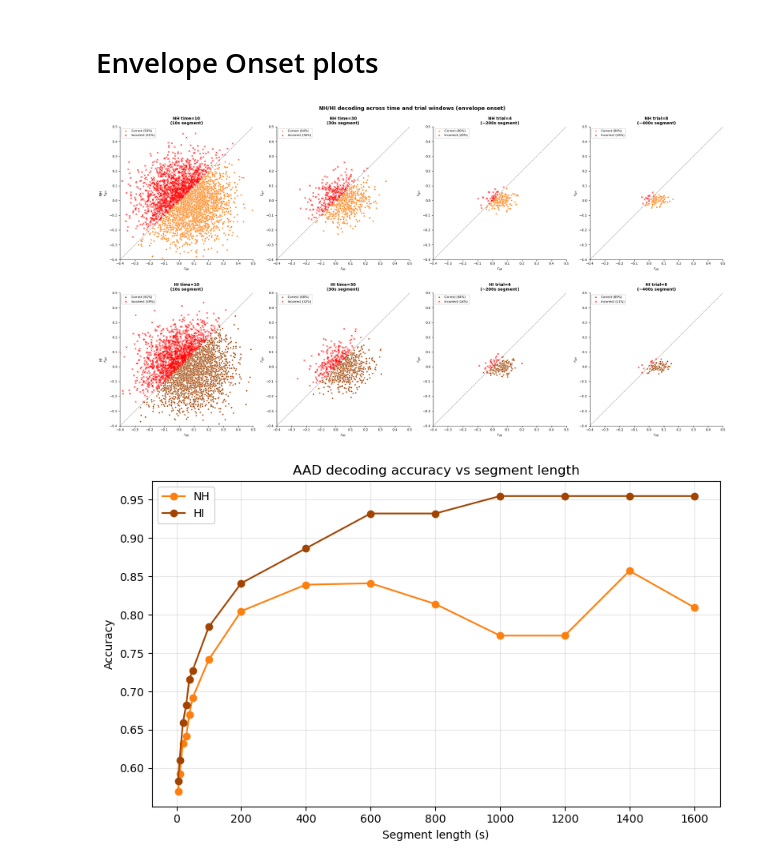
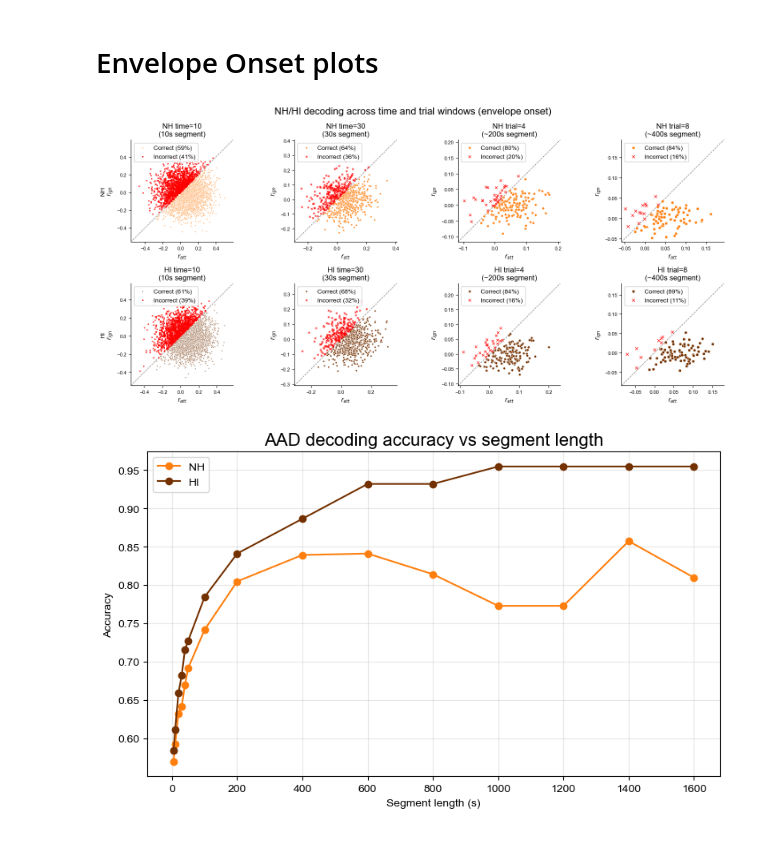
Before and after one commit to sylmester/modelling-eeg-to-speech, a Jupyter notebook: beyond/across-datasets/fuglsang-in-snhl/figures.ipynb, the cells around one changed output. Saved outputs shown, nothing was run; the diff lists cells and outputs as text; code cells hidden in the pictures.

```diff
--- a/beyond/across-datasets/fuglsang-in-snhl/figures.ipynb
+++ b/beyond/across-datasets/fuglsang-in-snhl/figures.ipynb
@@ -304,5 +299,5 @@ plt.show()
 # %%
-# ── ACCURACY VS SEGMENT LENGTH ───────────────────────────────────────────────
+# ── ACCURACY VS window LENGTH ───────────────────────────────────────────────
 
 all_windows = (
     [("envelope", 'time', n)  for n in TIME_WINDOW_SIZES_S] +
@@ -311,17 +306,17 @@ all_windows = (
 
 nh_acc = []
 hi_acc = []
-segment_times = []
+window_times = []
 
 for preprefix, prefix, n in all_windows:
 
     # convert everything to seconds
     if prefix == 'time':
-        segment_time = n
+        window_time = n
     else:
-        segment_time = n * 50   # ~50s per trial
+        window_time = n * 50   # ~50s per trial
 
-    segment_times.append(segment_time)
+    window_times.append(window_time)
 
     # accuracy = mean(correct)
     nh_accuracy = nh[preprefix][prefix][n]['concatenate']['correct'].mean()
@@ -335,13 +330,13 @@ for preprefix, prefix, n in all_windows:
 
 plt.figure(figsize=(8, 5))
 
-plt.plot(segment_times, nh_acc, marker='o', label='NH', color='tab:blue')
-plt.plot(segment_times, hi_acc, marker='o', label='HI', color='#002D52')
+plt.plot(window_times, nh_acc, marker='o', label='NH', color='tab:blue')
+plt.plot(window_times, hi_acc, marker='o', label='HI', color='#19354D')
 
-plt.xlabel('Segment length (s)')
+plt.xlabel('Window length (s)')
 plt.ylabel('Accuracy')
 
-plt.title('AAD decoding accuracy vs segment length')
+plt.title('AAD decoding accuracy vs window length')
 
 plt.grid(True, alpha=0.3)
 plt.legend()
@@ -349,7 +344,7 @@ plt.legend()
 plt.tight_layout()
 
 plt.savefig(
-    BEYOND_FIGURES_DIR / 'aad_accuracy_vs_segment_length.png',
+    BEYOND_FIGURES_DIR / 'beyond_aad_accuracy_vs_window_length_envelope.png',
     dpi=170,
     bbox_inches='tight'
 )
@@ -389,10 +440,10 @@ fig, axes = plt.subplots(2, len(TRIAL_WINDOW_SIZES), figsize=(22, 8))
 
 for col, n in enumerate(TRIAL_WINDOW_SIZES):
     plot_scatter_panel(axes[0, col], hi["envelope"]["trial"][n]['concatenate'],
-                       color='#002D52',
+                       color='#19354D',
                        title=f'hi  w={n}  concatenate\n(~{n*50}s segment)')
     plot_scatter_panel(axes[1, col], hi["envelope"]["trial"][n]['average'],
-                       color='#002D52',
+                       color='#19354D',
                        title=f'hi  w={n}  average r\n({n} trials)')
 
 axes[0, 0].set_ylabel('Concatenate strategy\n$r_{ign}$', fontsize=9)
@@ -401,6 +452,6 @@ axes[1, 0].set_ylabel('Average-r strategy\n$r_{ign}$',   fontsize=9)
 fig.suptitle('hi decoding — concatenate vs average-r across window sizes',
              fontsize=13, fontweight='bold')
 fig.tight_layout()
-fig.savefig(BEYOND_FIGURES_DIR / 'aad_scatter_nh_strategies.png', dpi=170, bbox_inches='tight')
+#fig.savefig(BEYOND_FIGURES_DIR / 'beyond_aad_scatter_nh_strategies.png', dpi=170, bbox_inches='tight')
 plt.show()
 # %% [output]
@@ -415,7 +522,7 @@ all_windows = (
     [('envelope_onset', 'trial', n) for n in [4, 8]]
 )
 
-fig, axes = plt.subplots(2, len(all_windows), figsize=(22, 12))
+fig, axes = plt.subplots(2, len(all_windows), figsize=(15, 7))
 
 for col, (preprefix, prefix, n) in enumerate(all_windows):
 
@@ -427,40 +534,38 @@ for col, (preprefix, prefix, n) in enumerate(all_windows):
 
     # NH
     plot_scatter_panel(
         axes[0, col],
         nh[preprefix][prefix][n]['concatenate'],
         color='tab:orange',
         title=f'NH {prefix}={n}\n({title})'
     )
 
     # HI
     plot_scatter_panel(
         axes[1, col],
         hi[preprefix][prefix][n]['concatenate'],
-        color="#A24401",
+        color="#733000",
         title=f'HI {prefix}={n}\n({title})'
     )
 
-axes[0, 0].set_ylabel('NH\n$r_{ign}$', fontsize=9)
-axes[1, 0].set_ylabel('HI\n$r_{ign}$', fontsize=9)
+axes[0, 0].set_ylabel('NH\n$r_{ign}$')
+axes[1, 0].set_ylabel('HI\n$r_{ign}$')
 
 fig.suptitle(
     'NH/HI decoding across time and trial windows (envelope onset)',
-    fontsize=13,
-    fontweight='bold'
 )
 
 fig.tight_layout()
 
 fig.savefig(
-    BEYOND_FIGURES_DIR / 'aad_scatter_nh_hi_windows.png',
+    BEYOND_FIGURES_DIR / 'beyond_aad_scatter_nh_hi_windows_onset.png',
     dpi=170,
     bbox_inches='tight'
 )
 
 plt.show()
 # %% [output]
-[figure, old version]
+[figure, new version]
 # %%
 # ── ACCURACY VS SEGMENT LENGTH ───────────────────────────────────────────────
 
@@ -496,7 +601,7 @@ for preprefix, prefix, n in all_windows:
 plt.figure(figsize=(8, 5))
 
 plt.plot(segment_times, nh_acc, marker='o', label='NH', color='tab:orange')
-plt.plot(segment_times, hi_acc, marker='o', label='HI', color="#A24401")
+plt.plot(segment_times, hi_acc, marker='o', label='HI', color="#733000")
 
 plt.xlabel('Segment length (s)')
 plt.ylabel('Accuracy')
@@ -509,11 +614,11 @@ plt.legend()
 plt.tight_layout()
 
 plt.savefig(
-    BEYOND_FIGURES_DIR / 'aad_accuracy_vs_segment_length.png',
+    BEYOND_FIGURES_DIR / 'beyond_aad_accuracy_vs_window_length_onset.png',
     dpi=170,
     bbox_inches='tight'
 )
 
 plt.show()
 # %% [output]
-[figure, old version]
+[figure, new version]
```
Also changed, not shown: parts of 10 cells of this notebook, 3 other files.
